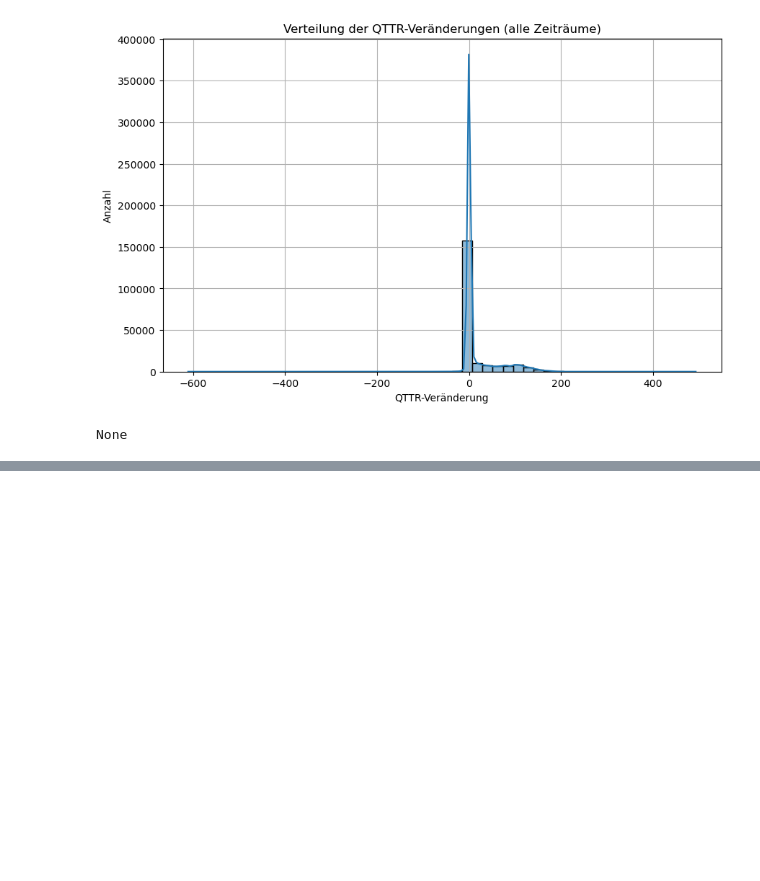
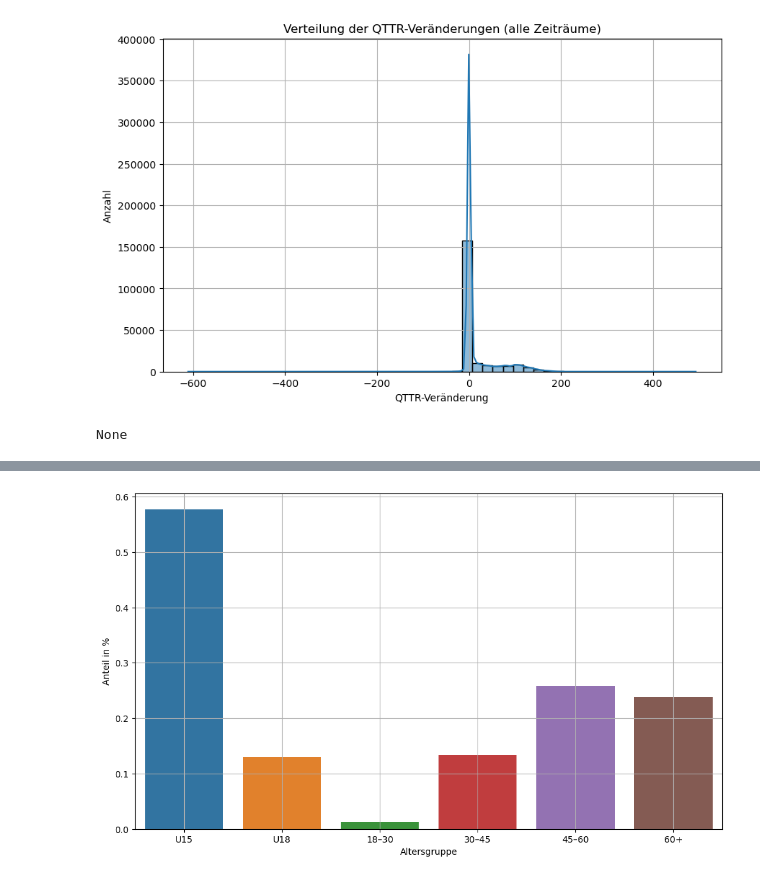
Before and after one commit to Fabian-Projects/QTTR-Veraenderungen-Klemm, a Jupyter notebook: Data_Analysis/Andrew_analysis.ipynb, the cells around one changed output, grey strips where cells are left out. Saved outputs shown, nothing was run; the diff lists cells and outputs as text; code cells hidden in the pictures; blank space fills up the shorter version.

```diff
--- a/Data_Analysis/Andrew_analysis.ipynb
+++ b/Data_Analysis/Andrew_analysis.ipynb
@@ -160,0 +195,23 @@ None
+# %%
+df['Altersgruppe'] = pd.cut(df['Alter'], bins=[0, 14, 18, 30, 45, 60, 100], labels=[
+    'U15', 'U18', '18–30', '30–45', '45–60', '60+'
+])
+
+# Anteil Spieler mit großer Veränderung in jeder Gruppe
+df['große_änderung'] = df['max_abs_change'] > 200
+group_stats = df.groupby('Altersgruppe')['große_änderung'].mean()
+
+group_stats_percent = group_stats * 100
+
+
+
+plt.figure(figsize=(10, 6))
+sns.barplot(x=group_stats_percent.index, y=group_stats_percent.values)
+plt.ylabel('Anteil mit großer Veränderung (%)')
+plt.ylabel('Anteil in %')
+plt.xlabel('Altersgruppe')
+plt.grid(True)
+plt.tight_layout()
+plt.show()
+# %% [output]
+[figure, added]
```
Also changed, not shown: parts of 5 cells of this notebook.
